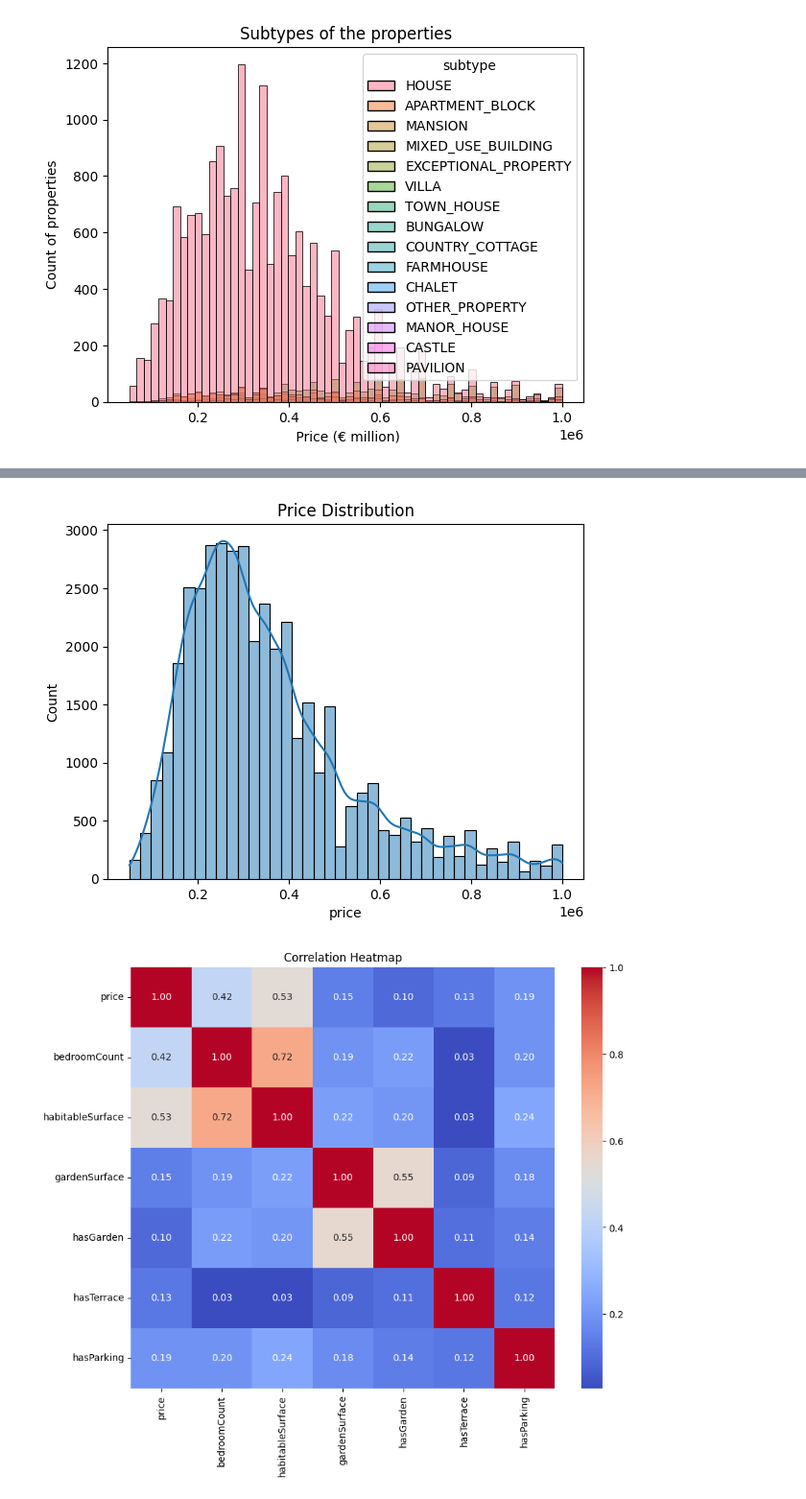
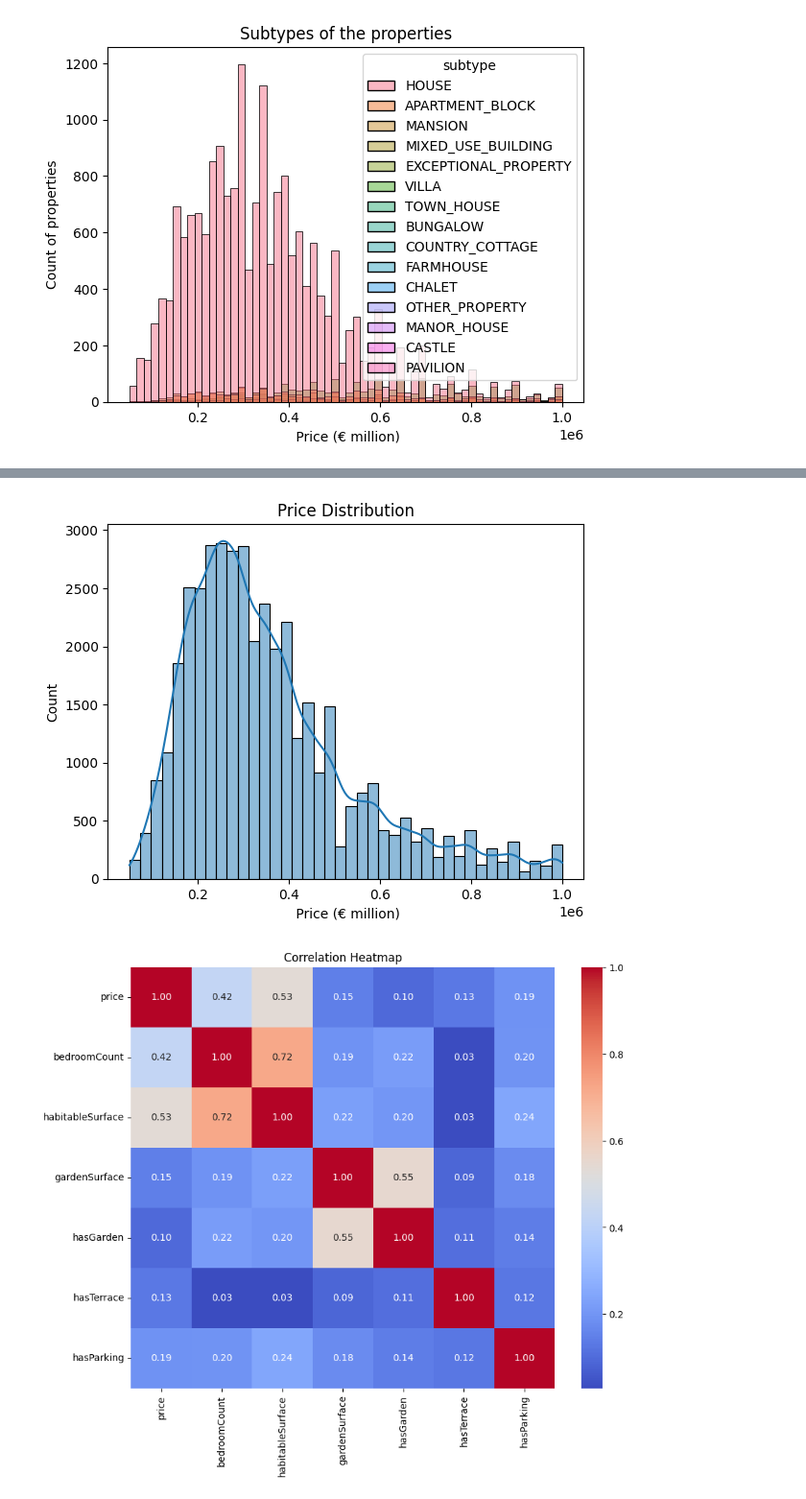
Before and after one commit to fhaulot/Immo-Eliza-data-analysis, a Jupyter notebook: final_visuals_notebook.ipynb, the cells around one changed output, grey strips where cells are left out. Shown: that part at 96% size. Cells and saved outputs as stored; diff of their text form; code cells hidden in the pictures.

```diff
--- a/final_visuals_notebook.ipynb
+++ b/final_visuals_notebook.ipynb
@@ -164,13 +164,15 @@ show_boxplot(df)
 # %%
 # Price Distribution
 def show_price_distribution( df):
     sns.histplot(df['price'], bins=40, kde=True)
     plt.title("Price Distribution")
+    plt.xlabel(" Price (€ million)")
+
     plt.show()
 
 show_price_distribution(df)
 # %% [output]
-[figure, old version]
+[figure, new version]
 # %%
 def show_correlation_heatmap(df):
     corr_cols = ['price', 'bedroomCount', 'habitableSurface', 'gardenSurface', 'hasGarden', 'hasTerrace', 'hasParking']
```
Also changed, not shown: parts of 5 cells of this notebook, 1 other file.
